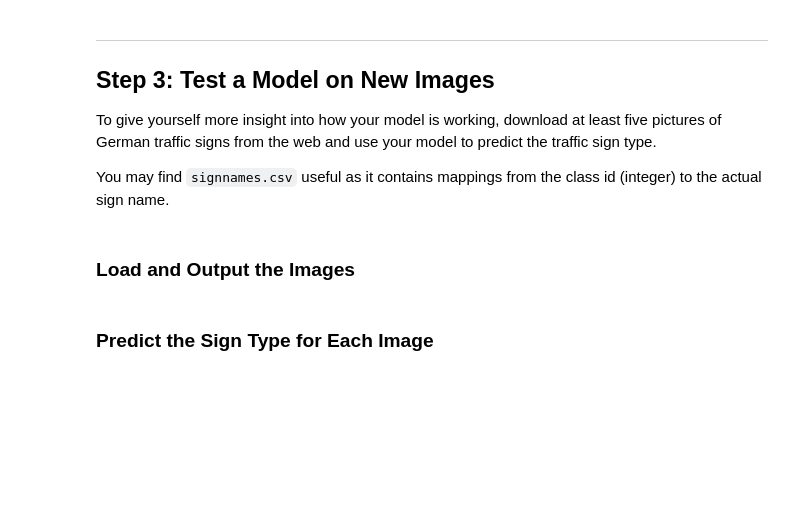
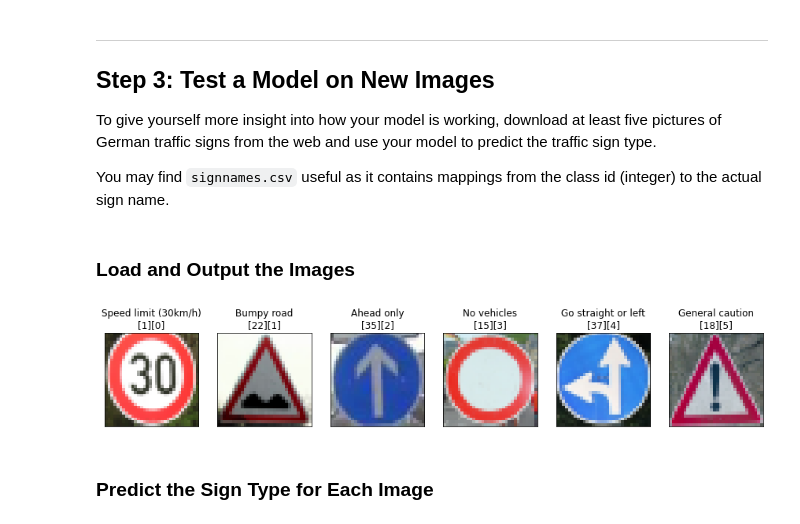
Before and after one commit to ebots-hung/CarND-Traffic-Sign-Classifier-Project, a Jupyter notebook: Traffic_Sign_Classifier.ipynb, the cells around one changed output. Drawn from its saved outputs; the diff is of its cells as text; code cells hidden in the pictures; blank space fills up the shorter version.

```diff
--- a/Traffic_Sign_Classifier.ipynb
+++ b/Traffic_Sign_Classifier.ipynb
@@ -666,0 +735,22 @@ You may find `signnames.csv` useful as it contains mappings from the class id (i
+# %%
+### Load the images and plot them here.
+### Feel free to use as many code cells as needed.
+import cv2
+import glob
+import matplotlib.image as mpimg
+
+myimages = sorted(glob.glob('./test_images/*.png'))
+my_labels = np.array([1, 22, 35, 15, 37, 18])
+
+my_images = []
+
+# displaying all images
+for i, img in enumerate(myimages):
+    image = cv2.imread(img)
+    image = cv2.cvtColor(image, cv2.COLOR_BGR2RGB)
+    image = cv2.resize(image,(32,32))
+    my_images.append(image)
+
+exploreData(my_images, my_labels, label2Name, columns=6, rows=1, showall=True)
+# %% [output]
+[figure, added]
```
Also changed, not shown: parts of 23 cells of this notebook, 6 other files.
